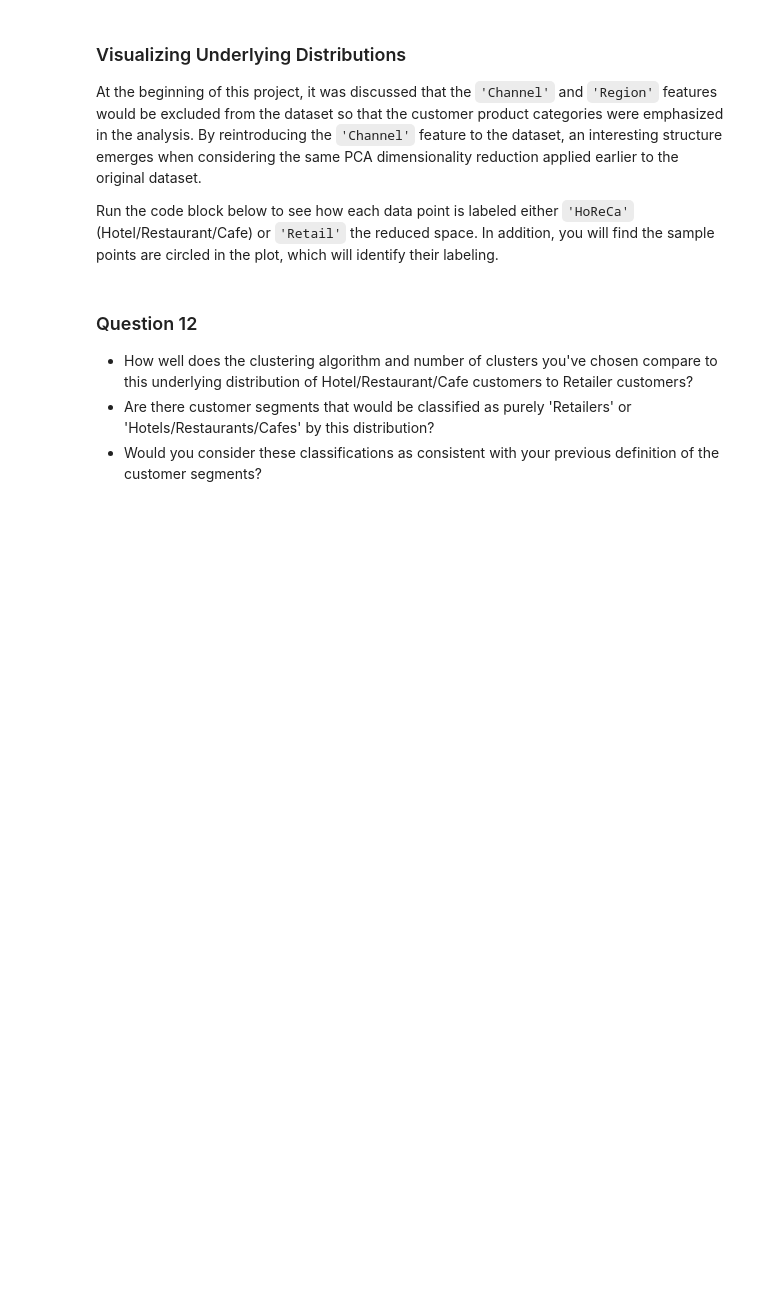
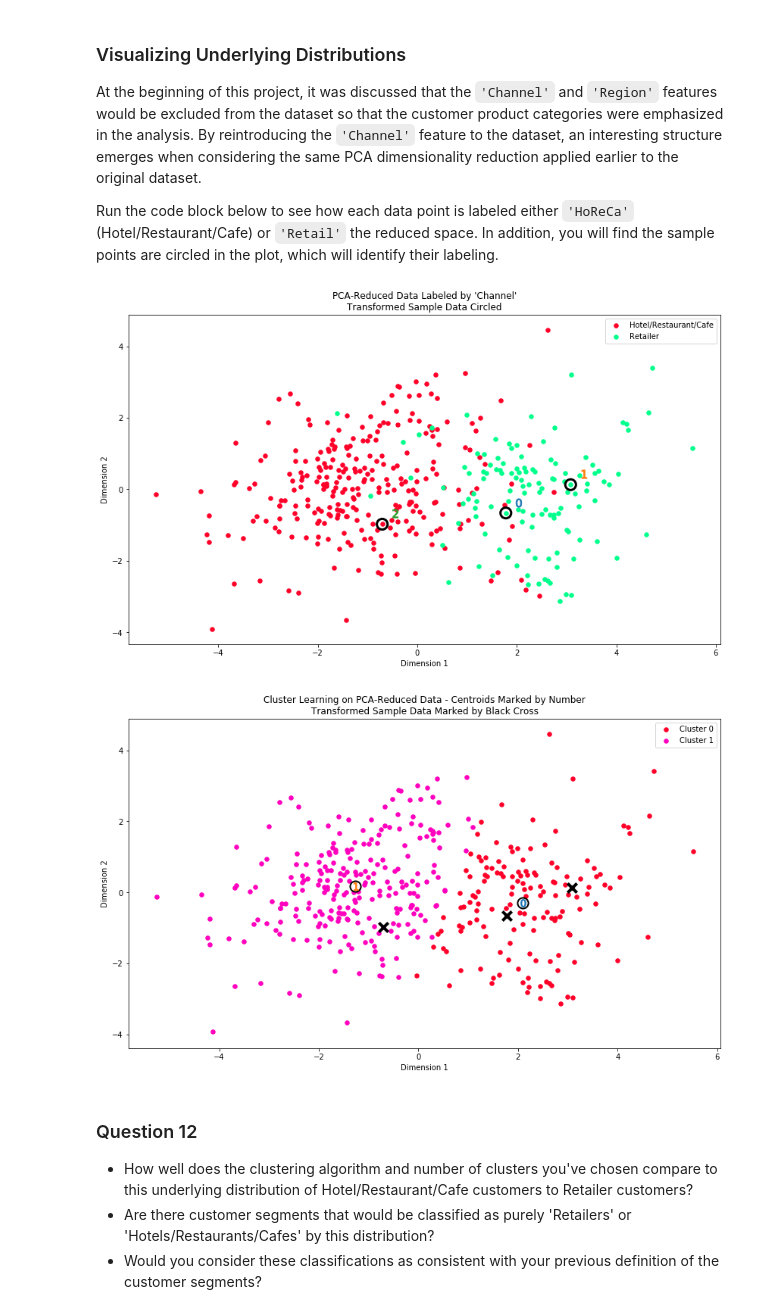
Before and after one commit to CheloGE/MachineLearningProjects, a Jupyter notebook: customer_segments/customer_segments.ipynb, the cells around one changed output. Cells and saved outputs as stored; diff of their text form; code cells hidden in the pictures; blank space fills up the shorter version.

```diff
--- a/customer_segments/customer_segments.ipynb
+++ b/customer_segments/customer_segments.ipynb
@@ -710,6 +726,12 @@ Run the code block below to see how each data point is labeled either `'HoReCa'`
 # %%
 # Display the clustering results based on 'Channel' data
 vs.channel_results(reduced_data, outliers, pca_samples)
+
+# Display the results of the clustering model
+vs.cluster_results(reduced_data, preds, centers, pca_samples)
+# %% [output]
+[figure, added]
+[figure, added]
 # %% [markdown]
 ### Question 12
 
```
Also changed, not shown: parts of 9 cells of this notebook, 1 other file.
